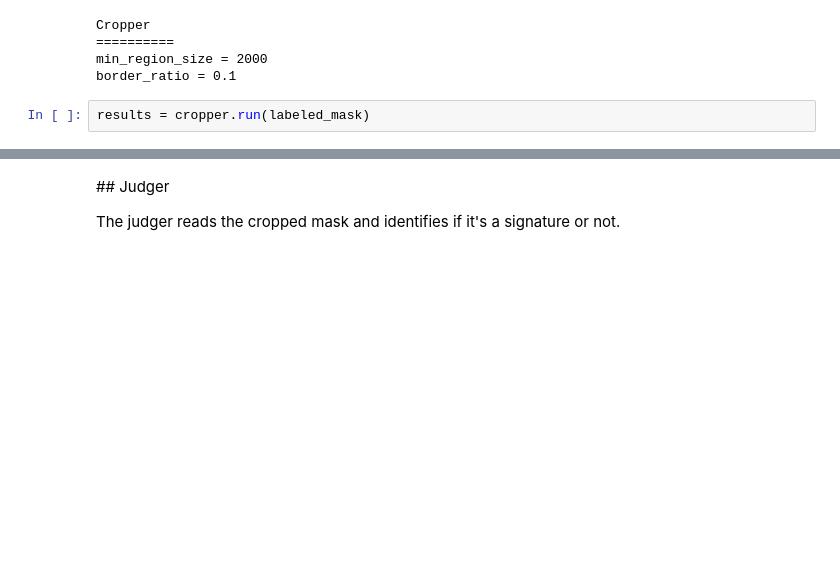
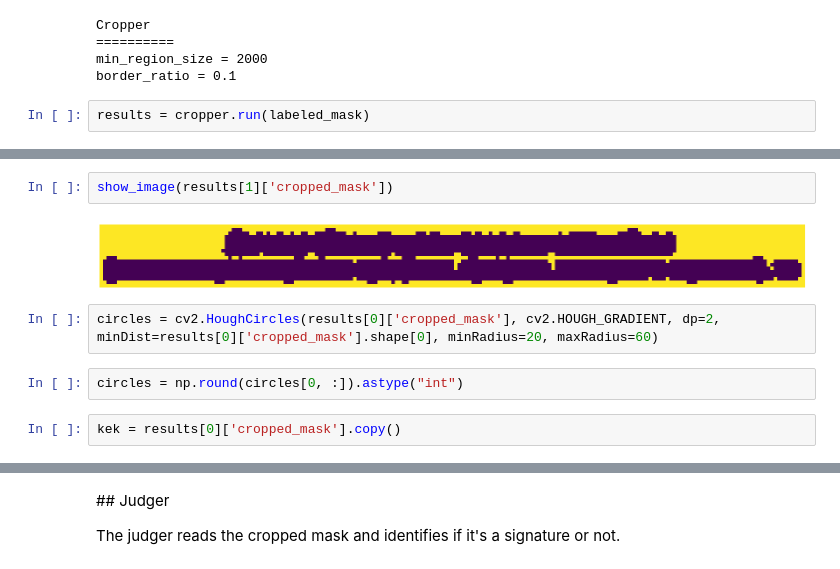
Before and after one commit to MyHorizonn/astra_best_neuro, a Jupyter notebook: for_tests.ipynb, the cells around one changed output, grey strips where cells are left out. Drawn from its saved outputs; the diff is of its cells as text; blank space fills up the shorter version.

```diff
--- a/for_tests.ipynb
+++ b/for_tests.ipynb
@@ -220,0 +354,10 @@ len(results)
+# %%
+show_image(results[1]['cropped_mask'])
+# %% [output]
+[figure, added]
+# %%
+circles = cv2.HoughCircles(results[0]['cropped_mask'], cv2.HOUGH_GRADIENT, dp=2, minDist=results[0]['cropped_mask'].shape[0], minRadius=20, maxRadius=60)
+# %%
+circles = np.round(circles[0, :]).astype("int")
+# %%
+kek = results[0]['cropped_mask'].copy()
```
Also changed, not shown: parts of 16 cells of this notebook, 17 other files.
